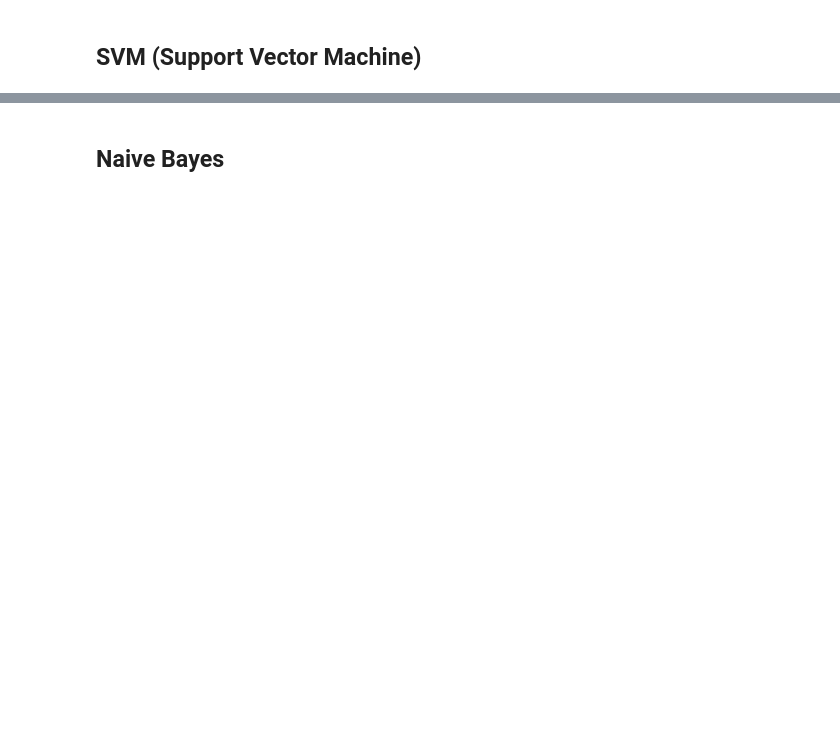
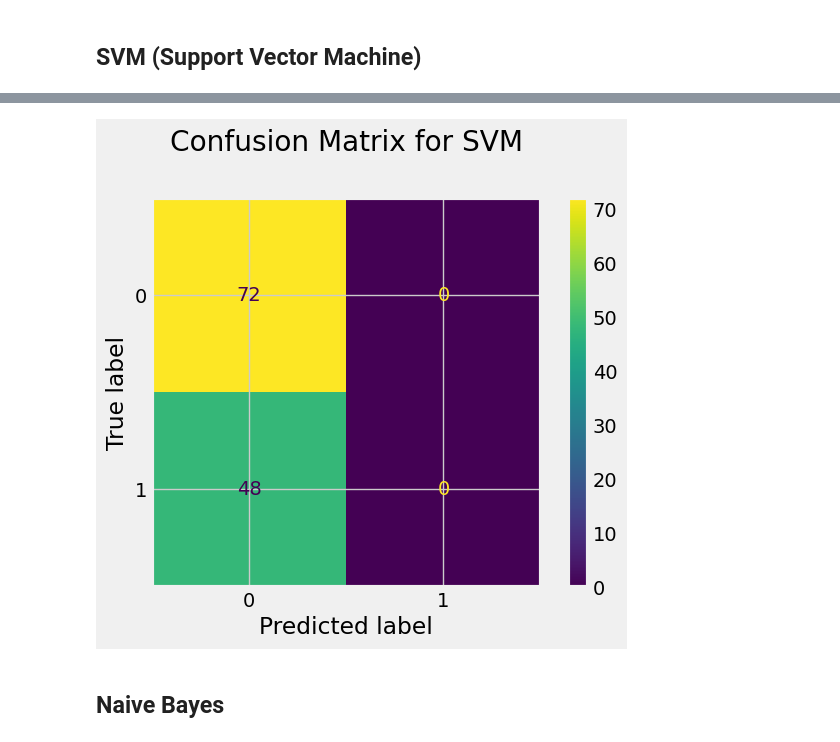
Before and after one commit to Bishwaprotapi/Chronic-kidney-disease-using-ML, a Jupyter notebook: Chronic kidney disease.ipynb, the cells around one changed output, grey strips where cells are left out. Saved outputs shown, nothing was run; the diff lists cells and outputs as text; code cells hidden in the pictures; blank space fills up the shorter version.

```diff
--- a/Chronic kidney disease.ipynb
+++ b/Chronic kidney disease.ipynb
@@ -618,2 +738,14 @@ df.describe()
 # %% [markdown]
 ## SVM (Support Vector Machine)
+# %%
+from sklearn.metrics import classification_report
+from sklearn import svm
+
+# Assuming X_train, y_train, X_test, and y_test are defined elsewhere in the notebook
+# If not, please define them before running this code
+
+clf = svm.SVC()
+clf.fit(X_train, y_train)
+predSVM = clf.predict(X_test)
+
+print(classification_report(y_test, predSVM))
@@ -620,2 +761,19 @@ df.describe()
+# %%
+from sklearn.metrics import confusion_matrix, ConfusionMatrixDisplay
+
+# Assuming y_test and predSVM are defined elsewhere in the notebook
+# If not, please define them before running this code
+
+# Generate confusion matrix for SVM
+cm_svm = confusion_matrix(y_test, predSVM)
+
+# Plotting the confusion matrix for SVM
+disp_svm = ConfusionMatrixDisplay(confusion_matrix=cm_svm)
+disp_svm.plot()
+
+plt.title('Confusion Matrix for SVM', y=1.1)
+plt.show()
+# %% [output]
+[figure, added]
 # %% [markdown]
 ## Naive Bayes
```
Also changed, not shown: parts of 18 cells of this notebook.
